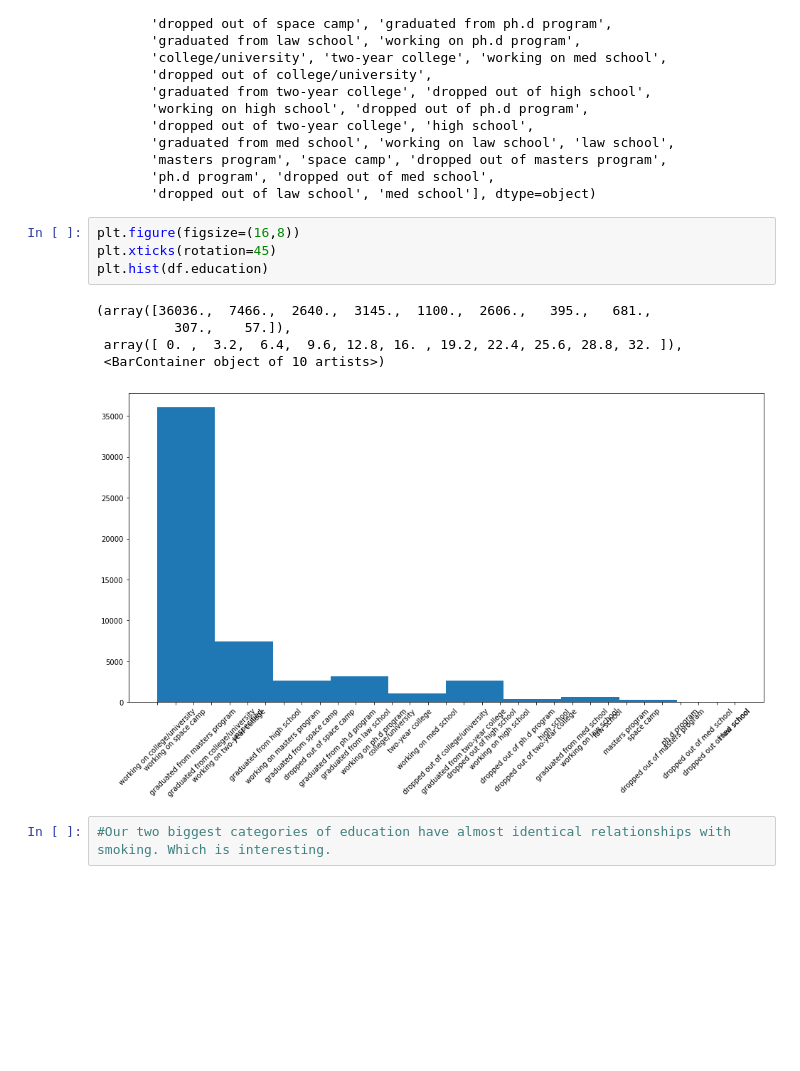
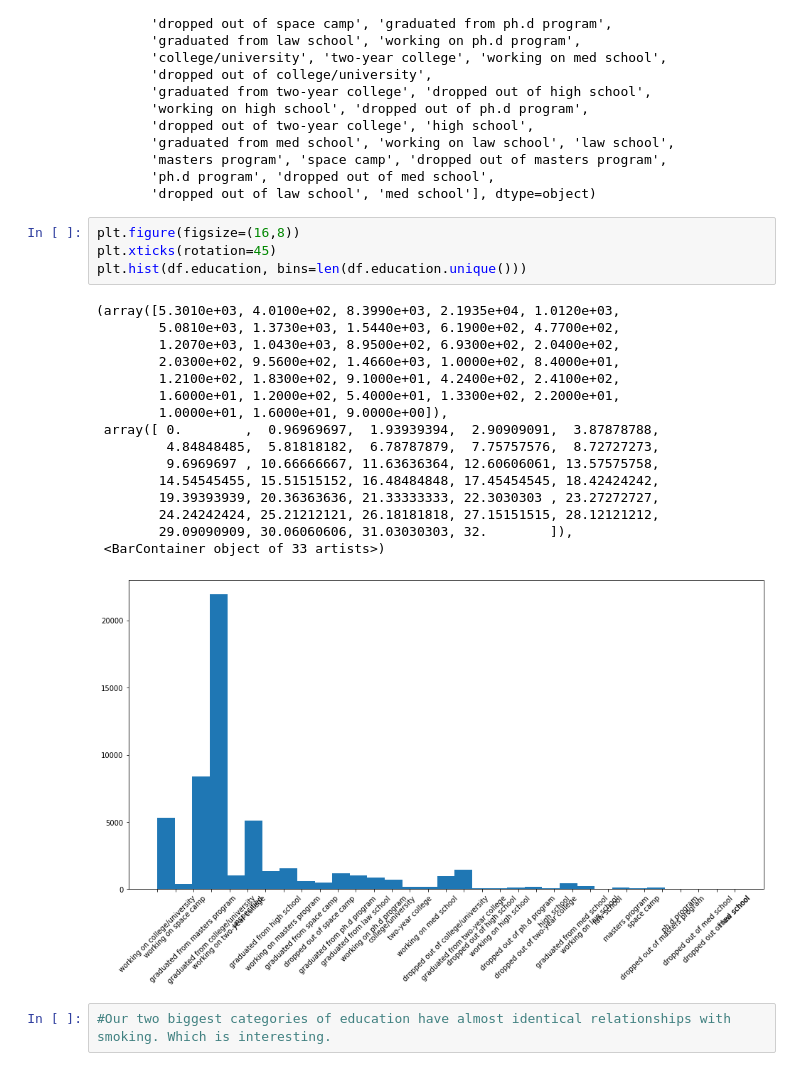
Before and after one commit to Prathmun/DatingDataCapstone, a Jupyter notebook: Dating Data EDA.ipynb, the cells around one changed output. Drawn from its saved outputs; the diff is of its cells as text; blank space fills up the shorter version.

```diff
--- a/Dating Data EDA.ipynb
+++ b/Dating Data EDA.ipynb
@@ -294,13 +294,24 @@ array(['working on college/university', 'working on space camp',
 # %%
 plt.figure(figsize=(16,8))
 plt.xticks(rotation=45)
-plt.hist(df.education)
+plt.hist(df.education, bins=len(df.education.unique()))
 # %% [output]
-(array([36036.,  7466.,  2640.,  3145.,  1100.,  2606.,   395.,   681.,
-          307.,    57.]),
- array([ 0. ,  3.2,  6.4,  9.6, 12.8, 16. , 19.2, 22.4, 25.6, 28.8, 32. ]),
- <BarContainer object of 10 artists>)
+(array([5.3010e+03, 4.0100e+02, 8.3990e+03, 2.1935e+04, 1.0120e+03,
+        5.0810e+03, 1.3730e+03, 1.5440e+03, 6.1900e+02, 4.7700e+02,
+        1.2070e+03, 1.0430e+03, 8.9500e+02, 6.9300e+02, 2.0400e+02,
+        2.0300e+02, 9.5600e+02, 1.4660e+03, 1.0000e+02, 8.4000e+01,
+        1.2100e+02, 1.8300e+02, 9.1000e+01, 4.2400e+02, 2.4100e+02,
+        1.6000e+01, 1.2000e+02, 5.4000e+01, 1.3300e+02, 2.2000e+01,
+        1.0000e+01, 1.6000e+01, 9.0000e+00]),
+ array([ 0.        ,  0.96969697,  1.93939394,  2.90909091,  3.87878788,
+         4.84848485,  5.81818182,  6.78787879,  7.75757576,  8.72727273,
+         9.6969697 , 10.66666667, 11.63636364, 12.60606061, 13.57575758,
+        14.54545455, 15.51515152, 16.48484848, 17.45454545, 18.42424242,
+        19.39393939, 20.36363636, 21.33333333, 22.3030303 , 23.27272727,
+        24.24242424, 25.21212121, 26.18181818, 27.15151515, 28.12121212,
+        29.09090909, 30.06060606, 31.03030303, 32.        ]),
+ <BarContainer object of 33 artists>)
-[figure, old version]
+[figure, new version]
 # %%
 #Our two biggest categories of education have almost identical relationships with smoking. Which is interesting.
 # %%
```
